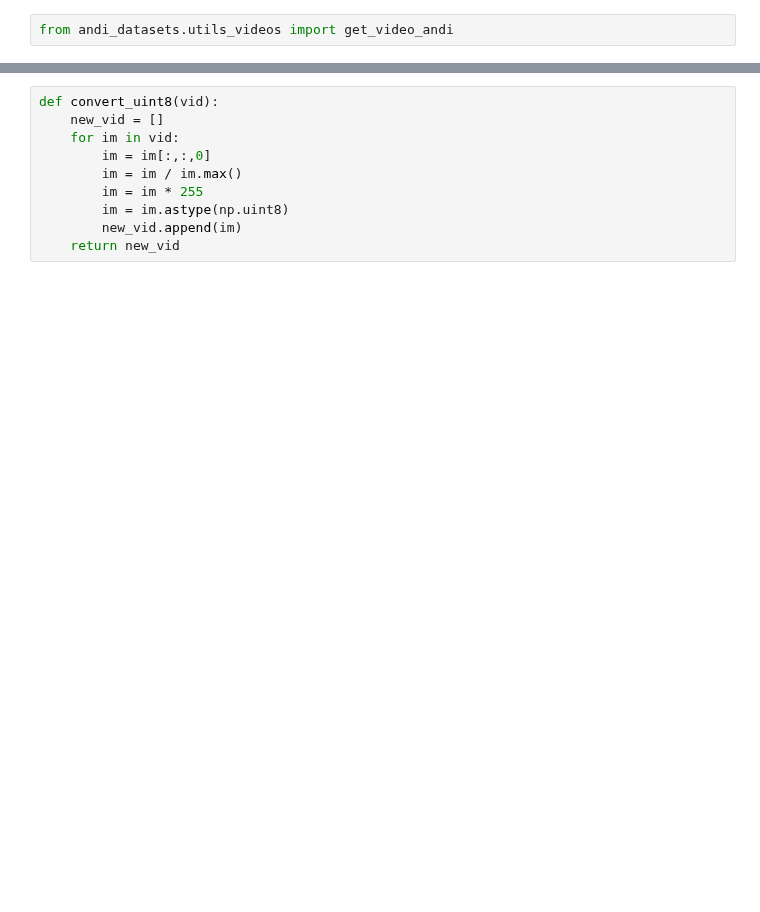
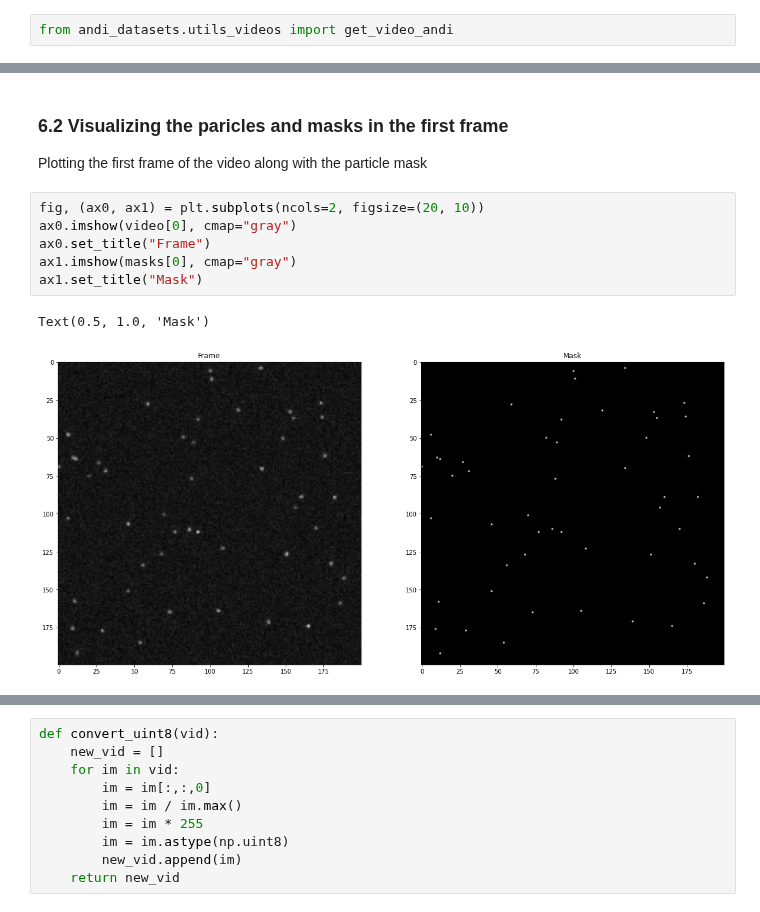
Before and after one commit to AnDiChallenge/andi_datasets, a Jupyter notebook: tutorials/creating_videos_phenom.ipynb, the cells around one changed output, grey strips where cells are left out. Saved outputs shown, nothing was run; the diff lists cells and outputs as text; blank space fills up the shorter version.

```diff
--- a/tutorials/creating_videos_phenom.ipynb
+++ b/tutorials/creating_videos_phenom.ipynb
@@ -118 +123,13 @@ video_frames = video.update().resolve()
+# %% [markdown]
+### 6.2 Visualizing the paricles and masks in the first frame
+Plotting the first frame of the video along with the particle mask
+# %%
+fig, (ax0, ax1) = plt.subplots(ncols=2, figsize=(20, 10))
+ax0.imshow(video[0], cmap="gray")
+ax0.set_title("Frame")
+ax1.imshow(masks[0], cmap="gray")
+ax1.set_title("Mask")
+# %% [output]
+Text(0.5, 1.0, 'Mask')
+[figure, added]
 # %% [markdown]
```
Also changed, not shown: parts of 35 cells of this notebook.
